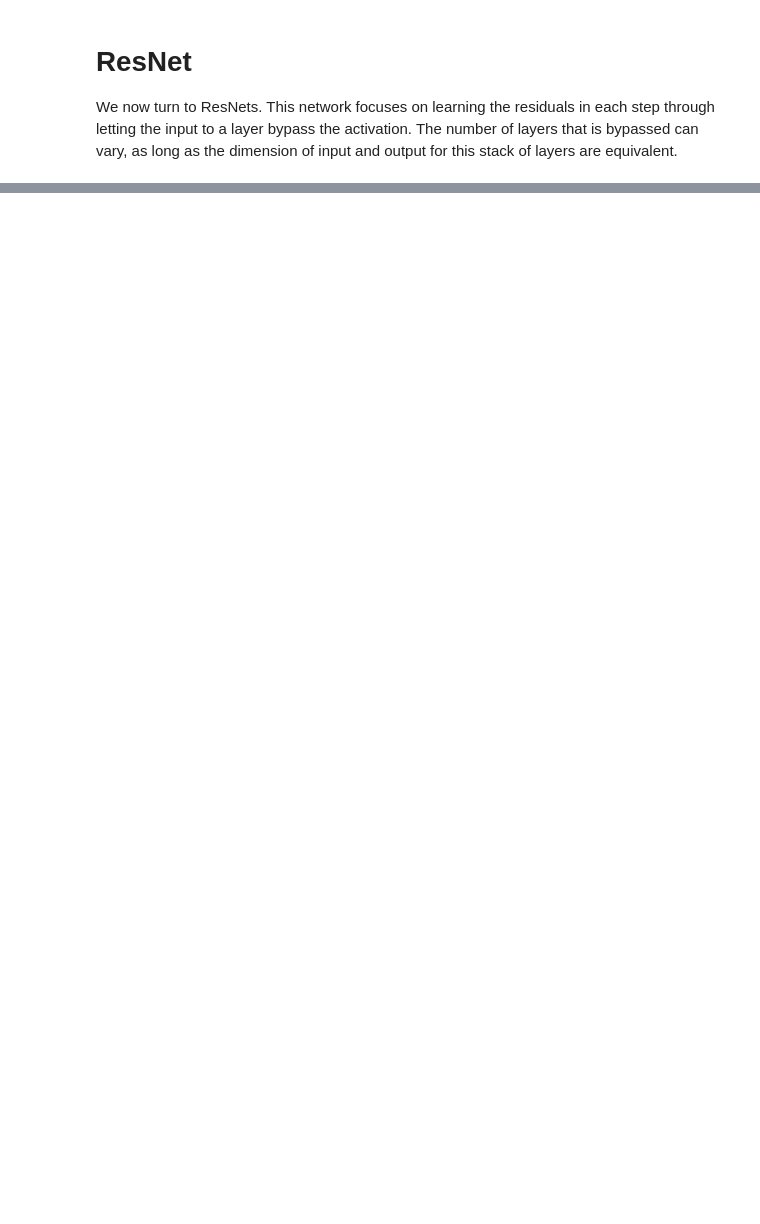
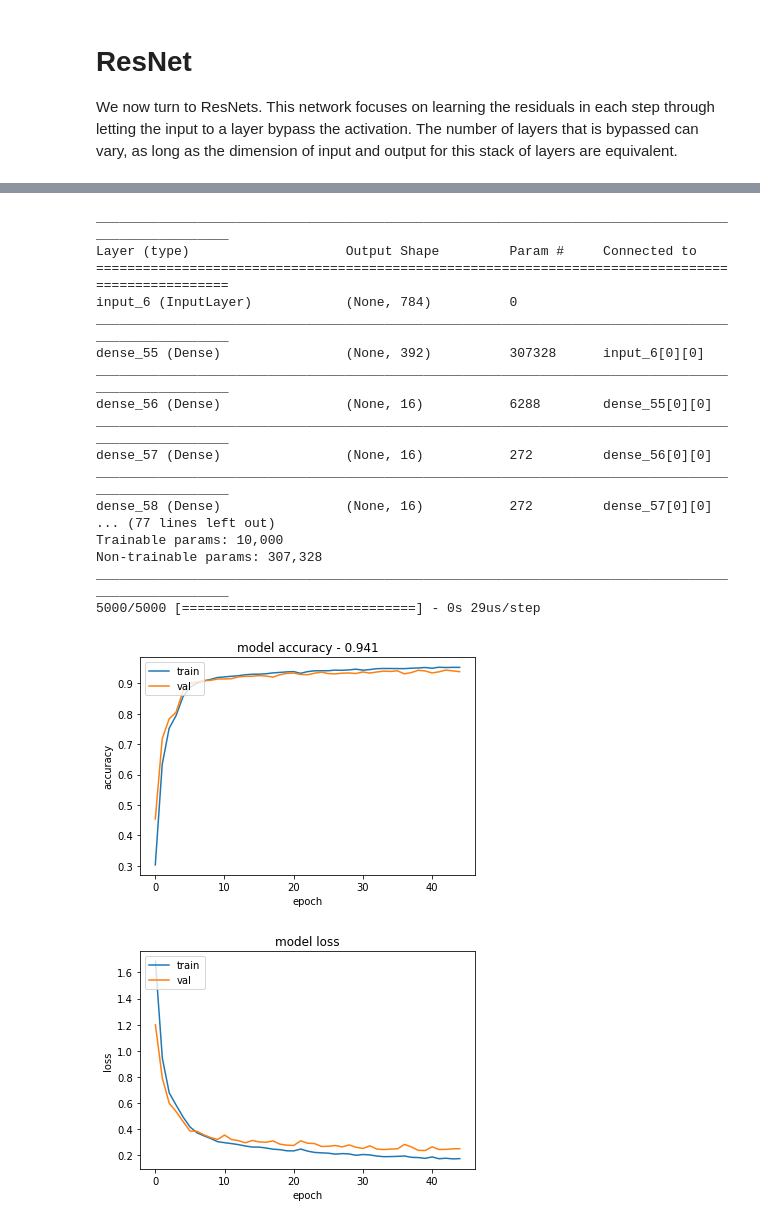
Before and after one commit to FysikerMachineLearning/ResNet-Competition, a Jupyter notebook: ResNetCompetition_entry.ipynb, the cells around one changed output, grey strips where cells are left out. Cells and saved outputs as stored; diff of their text form; code cells hidden in the pictures; blank space fills up the shorter version.

```diff
--- a/ResNetCompetition_entry.ipynb
+++ b/ResNetCompetition_entry.ipynb
@@ -324,3 +344,27 @@ NameError: name 'epochs' is not defined
+# %%
+super_deep_resnet_model = build_super_deep_resnet()
+super_deep_resnet_history = train_mlp(super_deep_resnet_model, X_train, Y_train)
+history_plot(super_deep_resnet_history, X_val, Y_val)
+# %% [output]
+__________________________________________________________________________________________________
+Layer (type)                    Output Shape         Param #     Connected to
+==================================================================================================
+input_6 (InputLayer)            (None, 784)          0
+__________________________________________________________________________________________________
+dense_55 (Dense)                (None, 392)          307328      input_6[0][0]
+__________________________________________________________________________________________________
+dense_56 (Dense)                (None, 16)           6288        dense_55[0][0]
+__________________________________________________________________________________________________
+dense_57 (Dense)                (None, 16)           272         dense_56[0][0]
+__________________________________________________________________________________________________
+dense_58 (Dense)                (None, 16)           272         dense_57[0][0]
+... (77 lines left out)
+Trainable params: 10,000
+Non-trainable params: 307,328
+__________________________________________________________________________________________________
+5000/5000 [==============================] - 0s 29us/step
+[figure, added]
+[figure, added]
 # %%
 #model = KerasClassifier(build_fn=build_deep_resnet, verbose=0)
 #param_grid = dict(epochs=[10,20])
```
Also changed, not shown: parts of 15 cells of this notebook.
